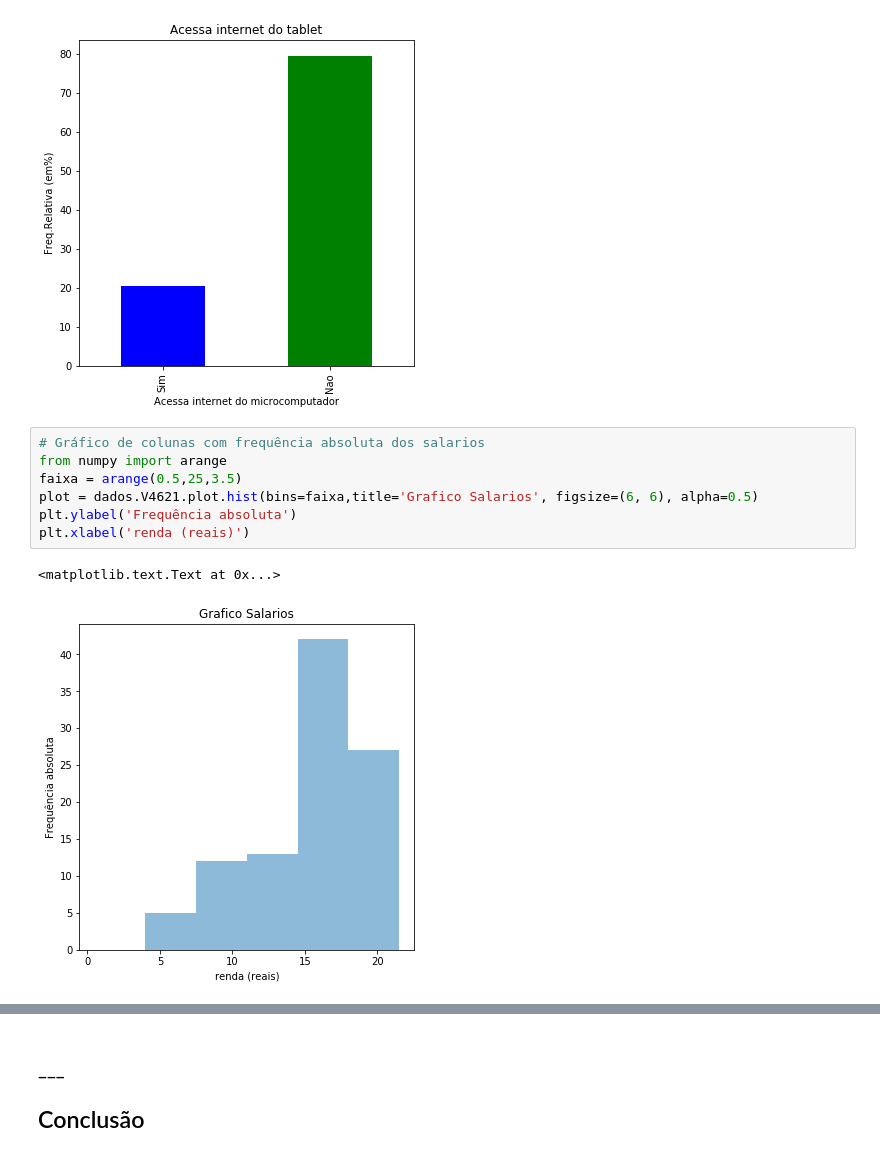
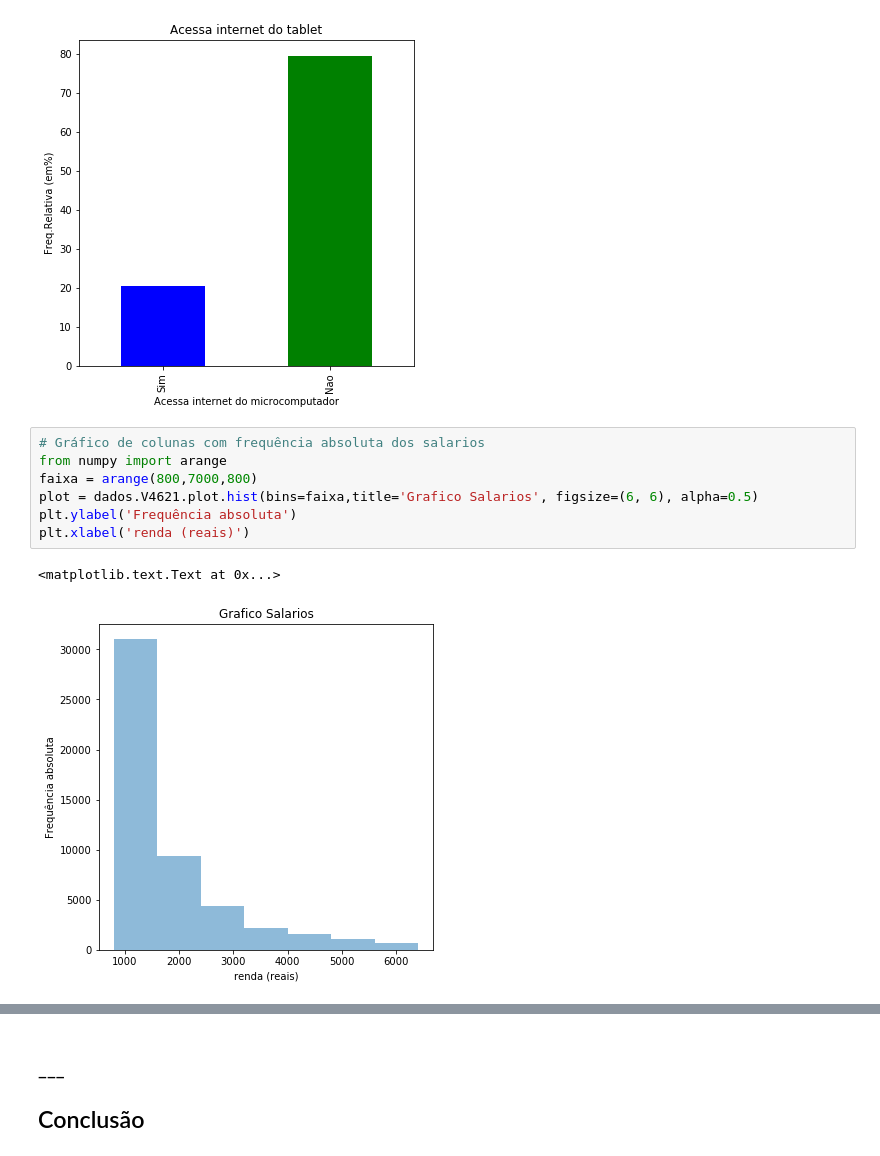
Before and after one commit to lucaslealvale/Ciencia_dos_dados_lucas_leal, a Jupyter notebook: Projeto1/Projeto1 Layout.ipynb, the cells around one changed output, grey strips where cells are left out. Saved outputs shown, nothing was run; the diff lists cells and outputs as text.

```diff
--- a/Projeto1/Projeto1 Layout.ipynb
+++ b/Projeto1/Projeto1 Layout.ipynb
@@ -178,10 +178,10 @@ plt.xlabel('Acessa internet do microcomputador')
 # %%
 # Gráfico de colunas com frequência absoluta dos salarios
 from numpy import arange
-faixa = arange(0.5,25,3.5)
+faixa = arange(800,7000,800)
 plot = dados.V4621.plot.hist(bins=faixa,title='Grafico Salarios', figsize=(6, 6), alpha=0.5)
 plt.ylabel('Frequência absoluta')
 plt.xlabel('renda (reais)')
 # %% [output]
 <matplotlib.text.Text at 0x...>
-[figure, old version]
+[figure, new version]
```
Also changed, not shown: parts of 3 cells of this notebook.
